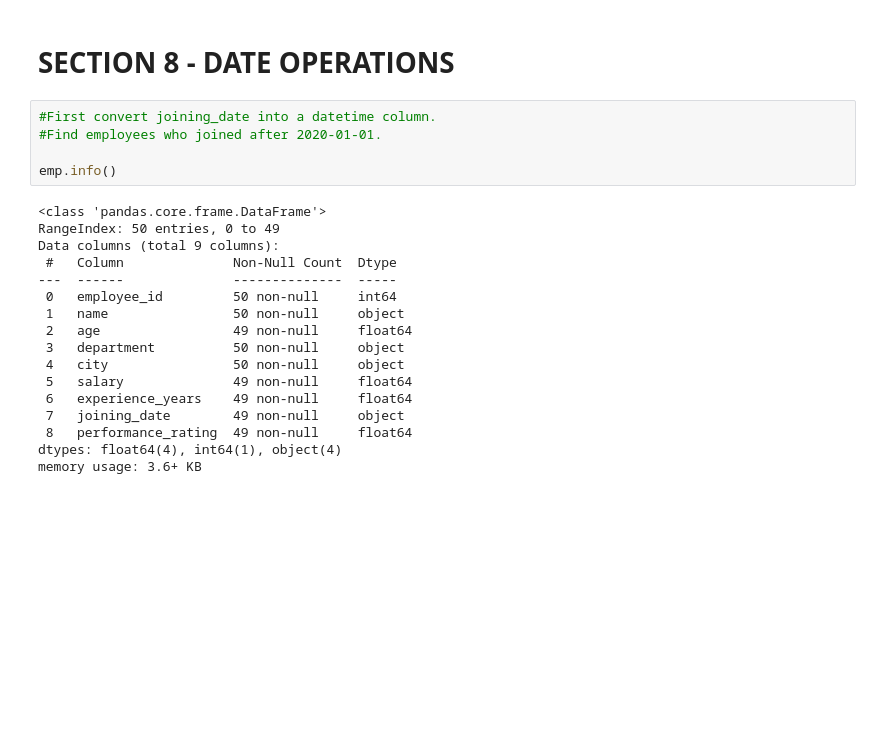
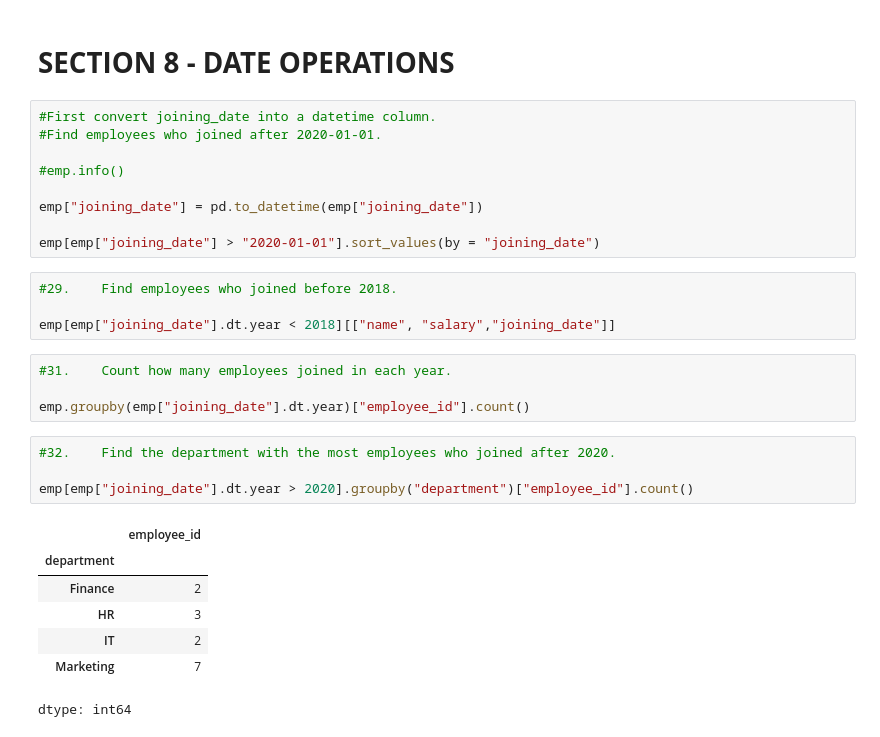
Before and after one commit to Vasista-G/GoogleCollab_Python, a Jupyter notebook: Pandaslearn.ipynb, the cells around one changed output. Drawn from its saved outputs; the diff is of its cells as text; blank space fills up the shorter version.

```diff
--- a/Pandaslearn.ipynb
+++ b/Pandaslearn.ipynb
@@ -269,21 +269,28 @@ emp.sort_values(by = ["department","salary"], ascending= False).groupby("departm
 #First convert joining_date into a datetime column.
 #Find employees who joined after 2020-01-01.
 
-emp.info()
+#emp.info()
+
+emp["joining_date"] = pd.to_datetime(emp["joining_date"])
+
+emp[emp["joining_date"] > "2020-01-01"].sort_values(by = "joining_date")
-# %% [output]
-<class 'pandas.core.frame.DataFrame'>
-RangeIndex: 50 entries, 0 to 49
-Data columns (total 9 columns):
- #   Column              Non-Null Count  Dtype
----  ------              --------------  -----
- 0   employee_id         50 non-null     int64
- 1   name                50 non-null     object
- 2   age                 49 non-null     float64
- 3   department          50 non-null     object
- 4   city                50 non-null     object
- 5   salary              49 non-null     float64
- 6   experience_years    49 non-null     float64
- 7   joining_date        49 non-null     object
- 8   performance_rating  49 non-null     float64
-dtypes: float64(4), int64(1), object(4)
-memory usage: 3.6+ KB
+# %%
+#29.	Find employees who joined before 2018.
+
+emp[emp["joining_date"].dt.year < 2018][["name", "salary","joining_date"]]
+# %%
+#31.	Count how many employees joined in each year.
+
+emp.groupby(emp["joining_date"].dt.year)["employee_id"].count()
+# %%
+#32.	Find the department with the most employees who joined after 2020.
+
+emp[emp["joining_date"].dt.year > 2020].groupby("department")["employee_id"].count()
+# %% [output]
+|  | employee_id |
+| department |  |
+| Finance | 2 |
+| HR | 3 |
+| IT | 2 |
+| Marketing | 7 |
+dtype: int64
```
Also changed, not shown: parts of 7 cells of this notebook.
